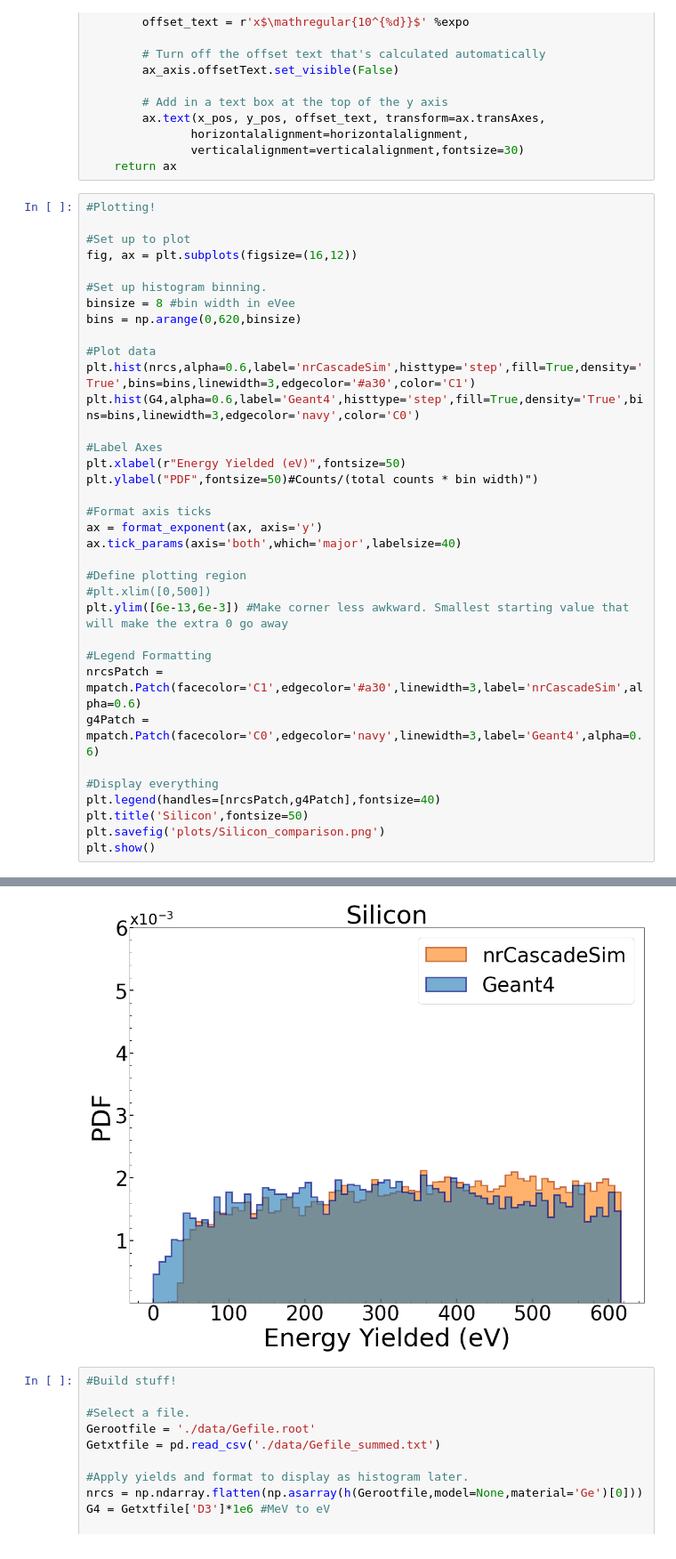
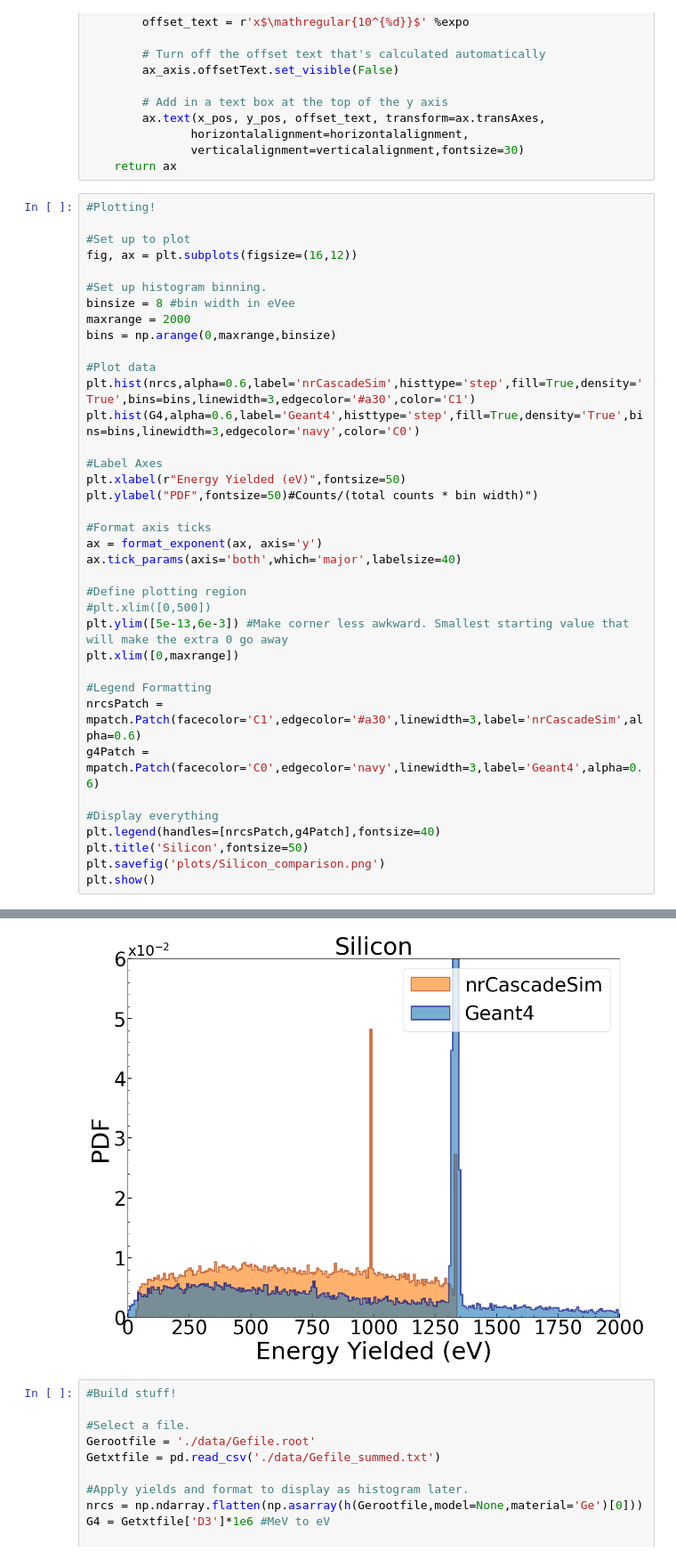
Before and after one commit to villano-lab/nrCascadeSim, a Jupyter notebook: example-usecase/Z_G4Comparison.ipynb, the cells around one changed output, grey strips where cells are left out. Shown at 89% size. Saved outputs shown, nothing was run; the diff lists cells and outputs as text.

Commit message:
Extend plot x-ranges to show features past 1keV.

```diff
--- a/example-usecase/Z_G4Comparison.ipynb
+++ b/example-usecase/Z_G4Comparison.ipynb
@@ -107,40 +107,42 @@ fig, ax = plt.subplots(figsize=(16,12))
 
 #Set up histogram binning.
 binsize = 8 #bin width in eVee
-bins = np.arange(0,620,binsize)
+maxrange = 2000
+bins = np.arange(0,maxrange,binsize)
 
 #Plot data
 plt.hist(nrcs,alpha=0.6,label='nrCascadeSim',histtype='step',fill=True,density='True',bins=bins,linewidth=3,edgecolor='#a30',color='C1')
 plt.hist(G4,alpha=0.6,label='Geant4',histtype='step',fill=True,density='True',bins=bins,linewidth=3,edgecolor='navy',color='C0')
 
 #Label Axes
 plt.xlabel(r"Energy Yielded (eV)",fontsize=50)
 plt.ylabel("PDF",fontsize=50)#Counts/(total counts * bin width)")
 
 #Format axis ticks
 ax = format_exponent(ax, axis='y')
 ax.tick_params(axis='both',which='major',labelsize=40)
 
 #Define plotting region
 #plt.xlim([0,500])
-plt.ylim([6e-13,6e-3]) #Make corner less awkward. Smallest starting value that will make the extra 0 go away
+plt.ylim([5e-13,6e-3]) #Make corner less awkward. Smallest starting value that will make the extra 0 go away
+plt.xlim([0,maxrange])
 
 #Legend Formatting
 nrcsPatch = mpatch.Patch(facecolor='C1',edgecolor='#a30',linewidth=3,label='nrCascadeSim',alpha=0.6)
 g4Patch = mpatch.Patch(facecolor='C0',edgecolor='navy',linewidth=3,label='Geant4',alpha=0.6)
 
 #Display everything
 plt.legend(handles=[nrcsPatch,g4Patch],fontsize=40)
 plt.title('Silicon',fontsize=50)
 plt.savefig('plots/Silicon_comparison.png')
 plt.show()
 # %% [output]
 findfont: Font family ['Arial'] not found. Falling back to DejaVu Sans.
 findfont: Font family ['Arial'] not found. Falling back to DejaVu Sans.
 Deprecated in NumPy 1.20; for more details and guidance: https://numpy.org/devdocs/release/1.20.0-notes.html#deprecations
 findfont: Font family ['Arial'] not found. Falling back to DejaVu Sans.
 findfont: Font family ['Arial'] not found. Falling back to DejaVu Sans.
-[figure, old version]
+[figure, new version]
 # %%
 #Build stuff!
 
```
Also changed, not shown: parts of 3 cells of this notebook, 4 other files.
